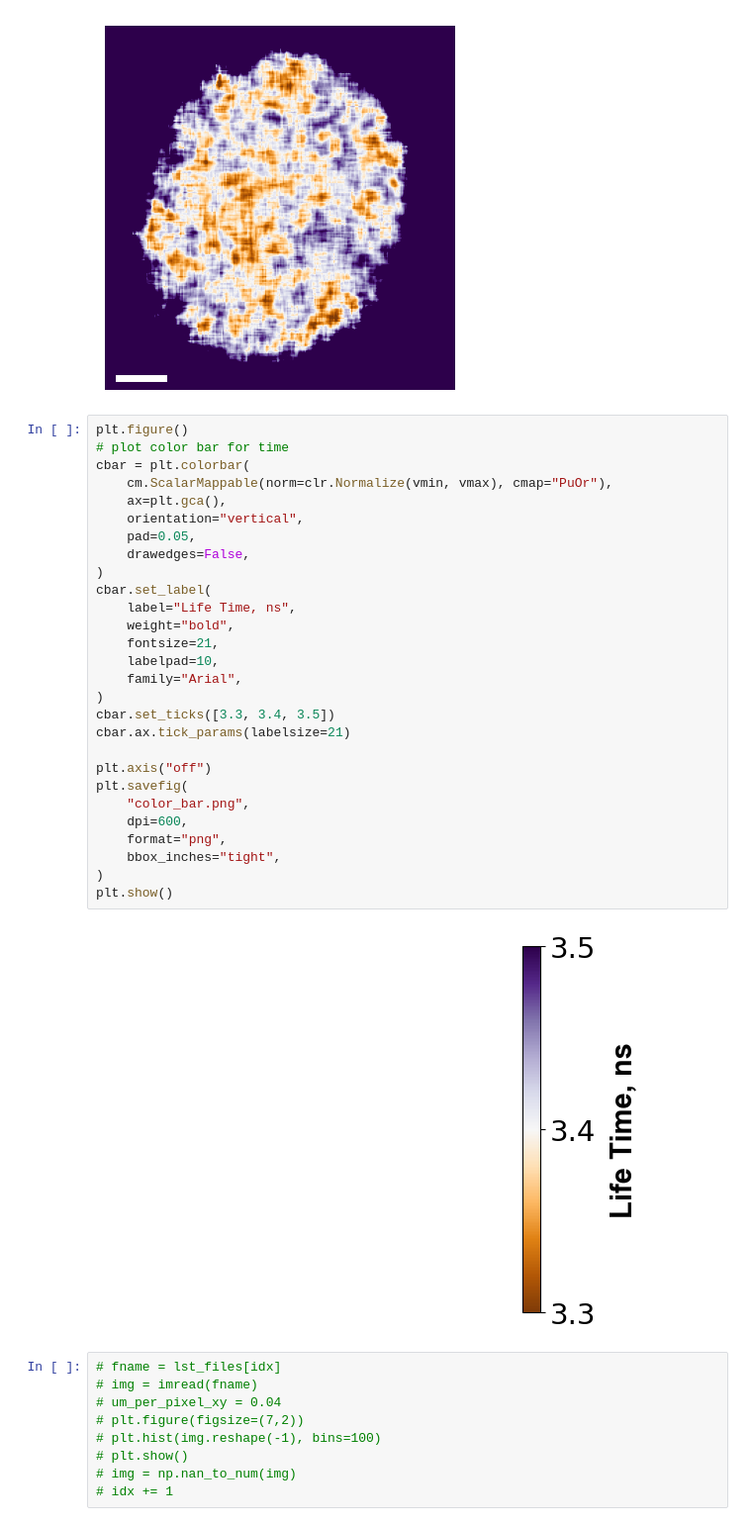
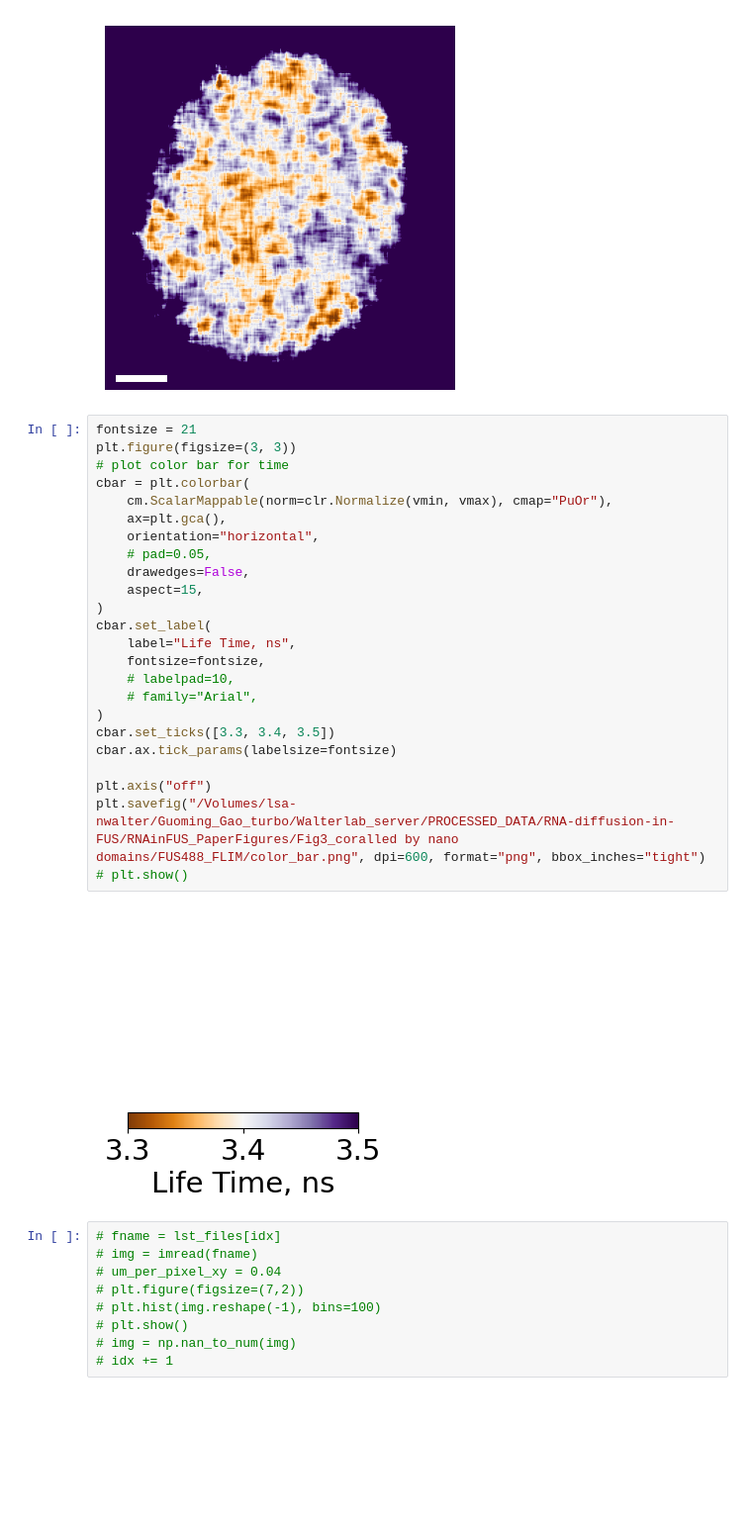
Before and after one commit to walterlab-um/intra_condensate_SPT, a Jupyter notebook: plot_paper_figure/Fig3_tif2FLIM.ipynb, the cells around one changed output. Shown at 99% size. Saved outputs shown, nothing was run; the diff lists cells and outputs as text; blank space fills up the shorter version.

Commit message:
replot color bar

```diff
--- a/plot_paper_figure/Fig3_tif2FLIM.ipynb
+++ b/plot_paper_figure/Fig3_tif2FLIM.ipynb
@@ -114,35 +114,31 @@ plt.show()
 # %% [output]
 [figure]
 # %%
-plt.figure()
+fontsize = 21
+plt.figure(figsize=(3, 3))
 # plot color bar for time
 cbar = plt.colorbar(
     cm.ScalarMappable(norm=clr.Normalize(vmin, vmax), cmap="PuOr"),
     ax=plt.gca(),
-    orientation="vertical",
-    pad=0.05,
+    orientation="horizontal",
+    # pad=0.05,
     drawedges=False,
+    aspect=15,
 )
 cbar.set_label(
     label="Life Time, ns",
-    weight="bold",
-    fontsize=21,
-    labelpad=10,
-    family="Arial",
+    fontsize=fontsize,
+    # labelpad=10,
+    # family="Arial",
 )
 cbar.set_ticks([3.3, 3.4, 3.5])
-cbar.ax.tick_params(labelsize=21)
+cbar.ax.tick_params(labelsize=fontsize)
 
 plt.axis("off")
-plt.savefig(
-    "color_bar.png",
-    dpi=600,
-    format="png",
-    bbox_inches="tight",
-)
-plt.show()
+plt.savefig("/Volumes/lsa-nwalter/Guoming_Gao_turbo/Walterlab_server/PROCESSED_DATA/RNA-diffusion-in-FUS/RNAinFUS_PaperFigures/Fig3_coralled by nano domains/FUS488_FLIM/color_bar.png", dpi=600, format="png", bbox_inches="tight")
+# plt.show()
 # %% [output]
-[figure, old version]
+[figure, new version]
 # %%
 # fname = lst_files[idx]
 # img = imread(fname)
```
Also changed, not shown: parts of 1 cell of this notebook.
